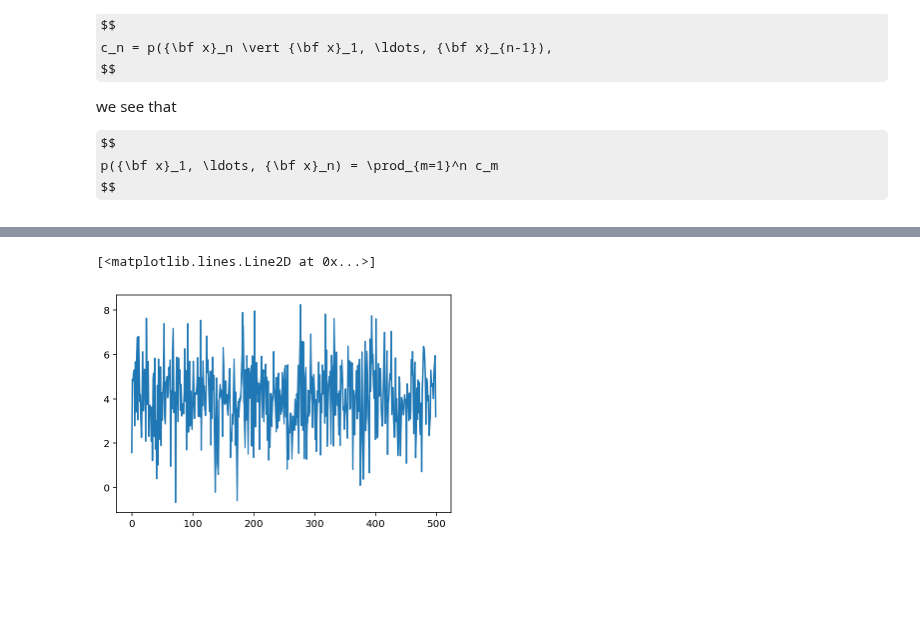
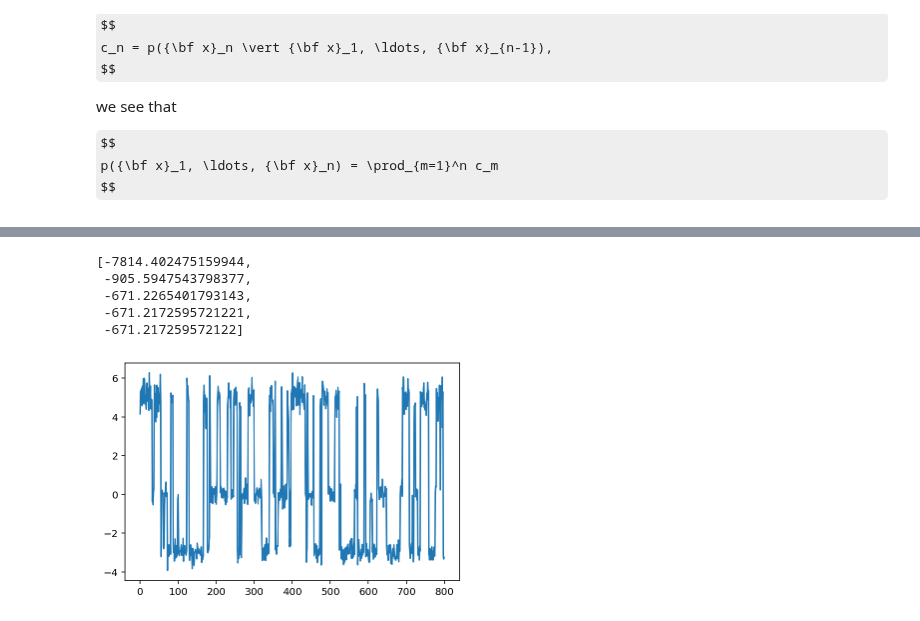
Before and after one commit to gerdm/prml, a Jupyter notebook: chapter13/em-hidden-markov-model.ipynb, the cells around one changed output, grey strips where cells are left out. Drawn from its saved outputs; the diff is of its cells as text; code cells hidden in the pictures; some formulas as TeX source; blank space fills up the shorter version.

```diff
--- a/chapter13/em-hidden-markov-model.ipynb
+++ b/chapter13/em-hidden-markov-model.ipynb
@@ -571,3 +464,0 @@ array([0., 0., 1.])
-# %%
-A = xi.sum(axis=0) / xi.sum(axis=0).sum(axis=1, keepdims=True)
-A
@@ -583,9 +464,0 @@ array([1.70802705, 1.6276    , 3.97477388])
-# %%
-diff = X[:, None] - mus[None, :]
-# The generalized version of this computation can be written in the form
-sigmas = np.einsum("ni,nik,nil->i", gamma, diff[..., None], diff[..., None]) / gamma.sum(axis=0)
-# for x in R, this is the same as
-sigmas = (gamma * diff ** 2).sum(axis=0) / gamma.sum(axis=0)
-sigmas = np.sqrt(sigmas)
-
-sigmas
@@ -628,5 +502,6 @@ gamma = alpha_hat_values * beta_hat_values
 xi = (1
     / c_terms[1:, None, None]
     * alpha_hat_values[:-1][..., None]
-    * p_xz[1:, None, :] * A[None, ...]
+    * p_xz[1:, None, :]
+    * A[None, ...]
     * beta_hat_values[1:, None, :])
@@ -632,0 +652,3 @@ xi = (1
+# %%
+hmm = GHMM(X, 3, random_state=271)
+hmm.fit(tol=1e-10)
@@ -633,18 +666,25 @@ xi = (1
+# %%
+hmm.hist_log_likelihood
+# %% [output]
+[-7814.402475159944,
+ -905.5947543798377,
+ -671.2265401793143,
+ -671.2172595721221,
+ -671.217259572122]
 # %%
 z = np.arange(K)
 
 seed(314)
-n_samples = 500
+n_samples = 800
 samples = np.zeros(n_samples)
-zi = np.random.choice(z, p=pi)
+zi = np.random.choice(z, p=hmm.pi)
 
 for n in range(n_samples):
-    Nx = norm(loc=mus[zi], scale=sigmas[zi])
+    Nx = norm(loc=hmm.mus[zi], scale=hmm.sigmas[zi])
     samples[n] = Nx.rvs()
 
-    zi = np.random.choice(z, p=A[zi])
+    zi = np.random.choice(z, p=hmm.A[zi])
 
-plt.plot(samples)
+plt.plot(samples);
 # %% [output]
-[<matplotlib.lines.Line2D at 0x...>]
-[figure, old version]
+[figure, new version]
```
Also changed, not shown: parts of 49 cells of this notebook.
